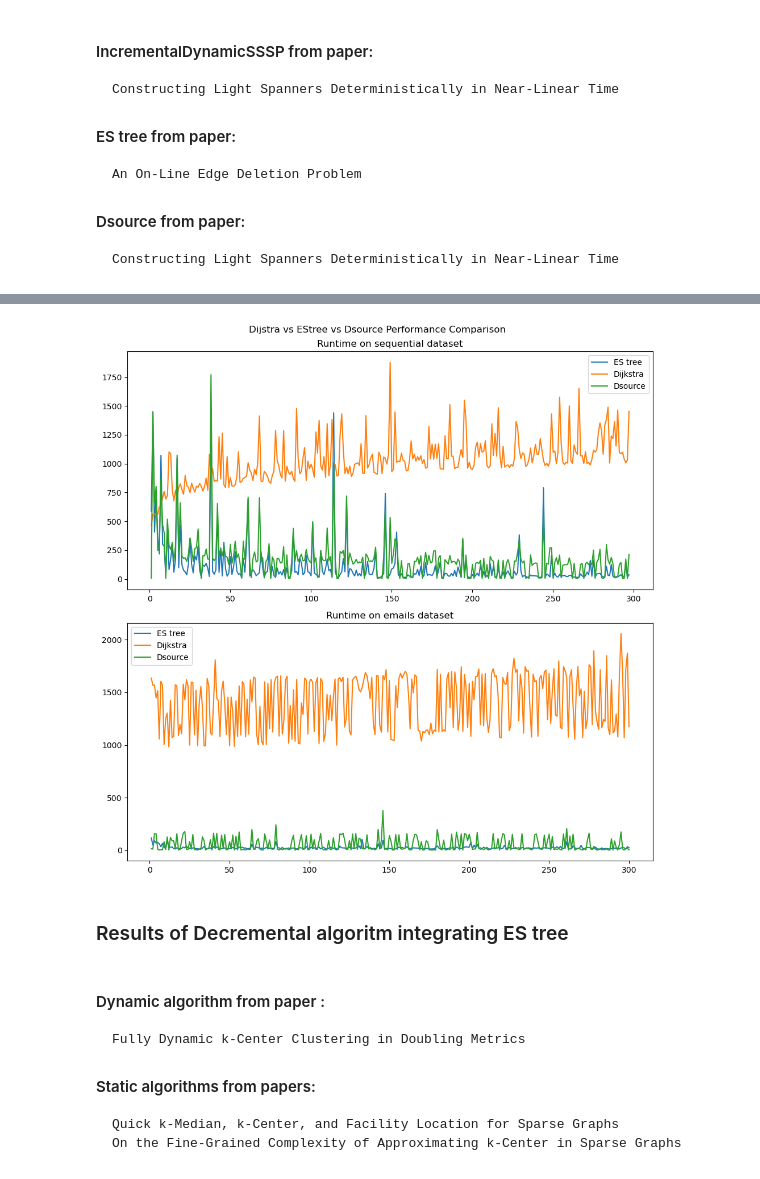
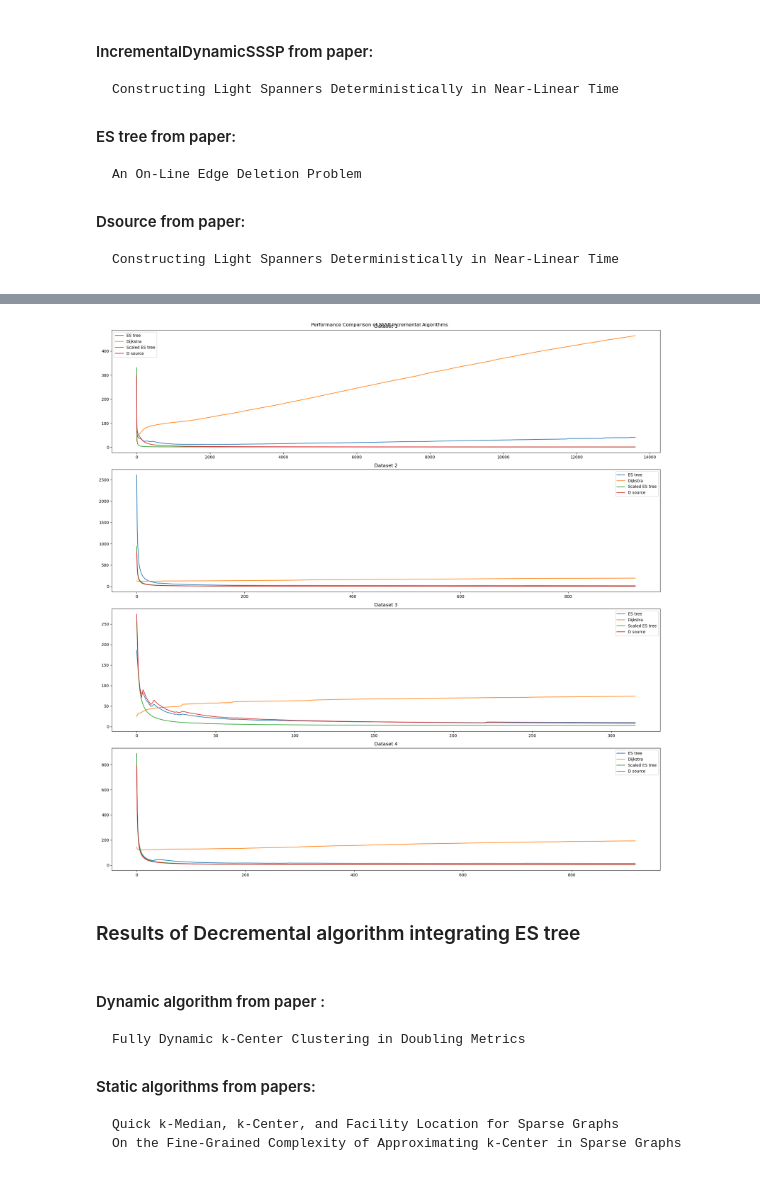
Before and after one commit to nina314/master-thesis, a Jupyter notebook: runtime_cost_analysis.ipynb, the cells around one changed output, grey strips where cells are left out. Drawn from its saved outputs; the diff is of its cells as text; code cells hidden in the pictures.

```diff
--- a/runtime_cost_analysis.ipynb
+++ b/runtime_cost_analysis.ipynb
@@ -87,8 +65,19 @@ plt.show()
 #### Dsource from paper:
     Constructing Light Spanners Deterministically in Near-Linear Time
 # %%
-seqRuntime = pd.read_csv("results/sequential-incrementalDynamicSSSPRuntimes.txt", sep = " ")
-emailsRuntime = pd.read_csv("results/email-Eu-core-incrementalDynamicSSSPRuntimes.txt", sep = " ")
+directory = 'results/short/IncrementalSSSP'
+files = os.listdir(directory)
 
-emailsRuntime = emailsRuntime[1:301]
-seqRuntime = seqRuntime[1:301]
+dfs = []
+
+for file in files:
+    if file == '.DS_Store':
+        continue
+    dfs.append(pd.read_csv(f"results/short/IncrementalSSSP/{file}", sep = " "))
+
+# remove preprocessing step
+for i in range(len(dfs)):
+    dfs[i] = dfs[i][0:]
+    cumulative_means = dfs[i].expanding().mean()
+    cumulative_means.columns = [f'mean_{col}' for col in dfs[i].columns]
+    dfs[i] = pd.concat([dfs[i], cumulative_means], axis=1)
@@ -123,30 +84,24 @@ plt.show()
-# %%
-import matplotlib.pyplot as plt
-
-fig, axs = plt.subplots(2, figsize=(10, 10))
-
-axs[0].plot(seqRuntime['EStree'], label="ES tree")
-axs[0].plot(seqRuntime['Dijkstra'], label="Dijkstra")
-axs[0].plot(seqRuntime['Dsource'], label="Dsource")
-
-axs[1].plot(emailsRuntime['EStree'], label="ES tree")
-axs[1].plot(emailsRuntime['Dijkstra'], label="Dijkstra")
-axs[1].plot(emailsRuntime['Dsource'], label="Dsource")
-
-axs[0].legend()
-axs[1].legend()
-
-axs[0].set_title("Runtime on sequential dataset")
-axs[1].set_title("Runtime on emails dataset")
-
-fig.suptitle("Dijstra vs EStree vs Dsource Performance Comparison")
-
-plt.tight_layout()
-plt.show()
-# %% [output]
-[figure, removed]
+# %%
+import matplotlib.pyplot as plt
+
+fig, axs = plt.subplots(4, figsize=(20, 20))
+
+for i, df in enumerate(dfs):
+    axs[i].plot(df['mean_EStree'], label="ES tree")
+    axs[i].plot(df['mean_Dijkstra'], label="Dijkstra")
+#     axs[i].plot(df['mean_IncrementalDynamicSSSP'], label="Incremental Dynamic SSSP")
+    axs[i].plot(df['mean_ScaledEStree'], label="Scaled ES tree")
+    axs[i].plot(df['mean_Dsource'], label="D source")
+    axs[i].set_title(f'Dataset {i+1}')
+    axs[i].legend()
+
+fig.suptitle("Performance Comparison of SSSP Incremental Algorithms")
+plt.tight_layout()
+plt.show()
+# %% [output]
+[figure, added]
 # %% [markdown]
-### Results of Decremental algoritm integrating ES tree
+### Results of Decremental algorithm integrating ES tree
 # %% [markdown]
 #### Dynamic algorithm from paper :
     Fully Dynamic k-Center Clustering in Doubling Metrics
```
Also changed, not shown: parts of 13 cells of this notebook, 27 other files.
